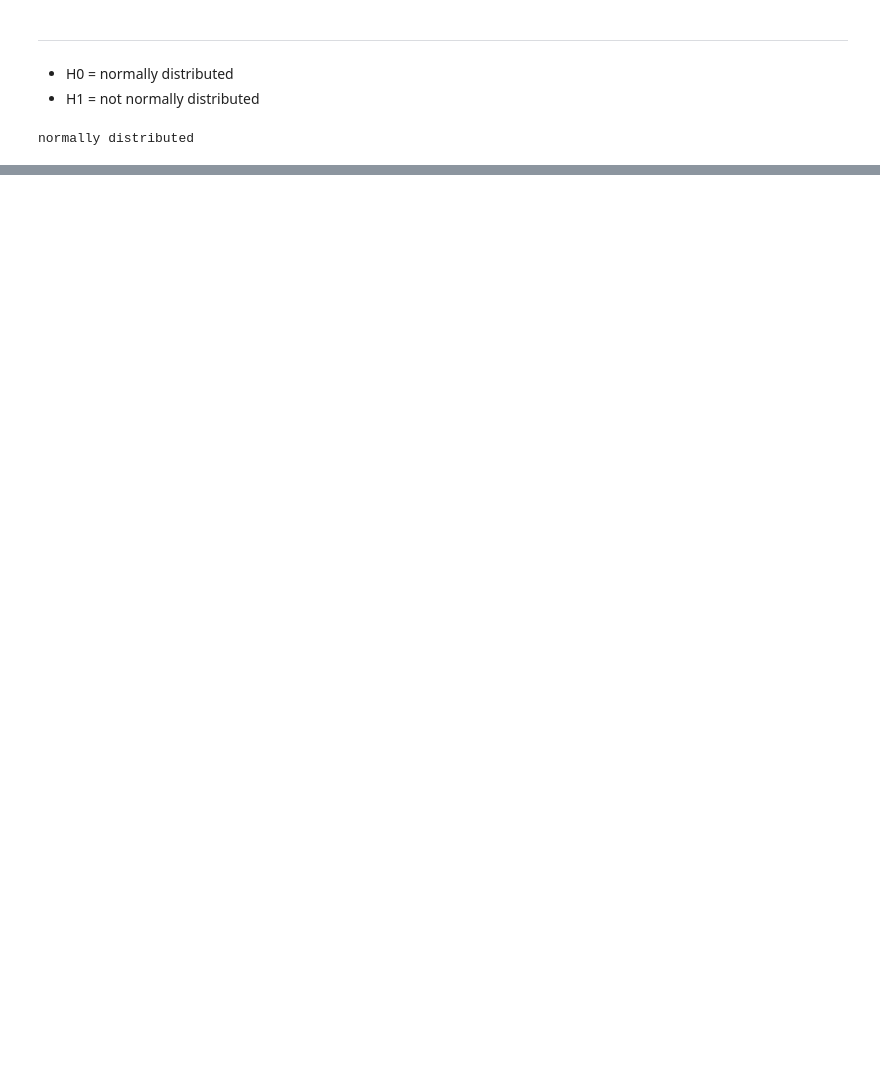
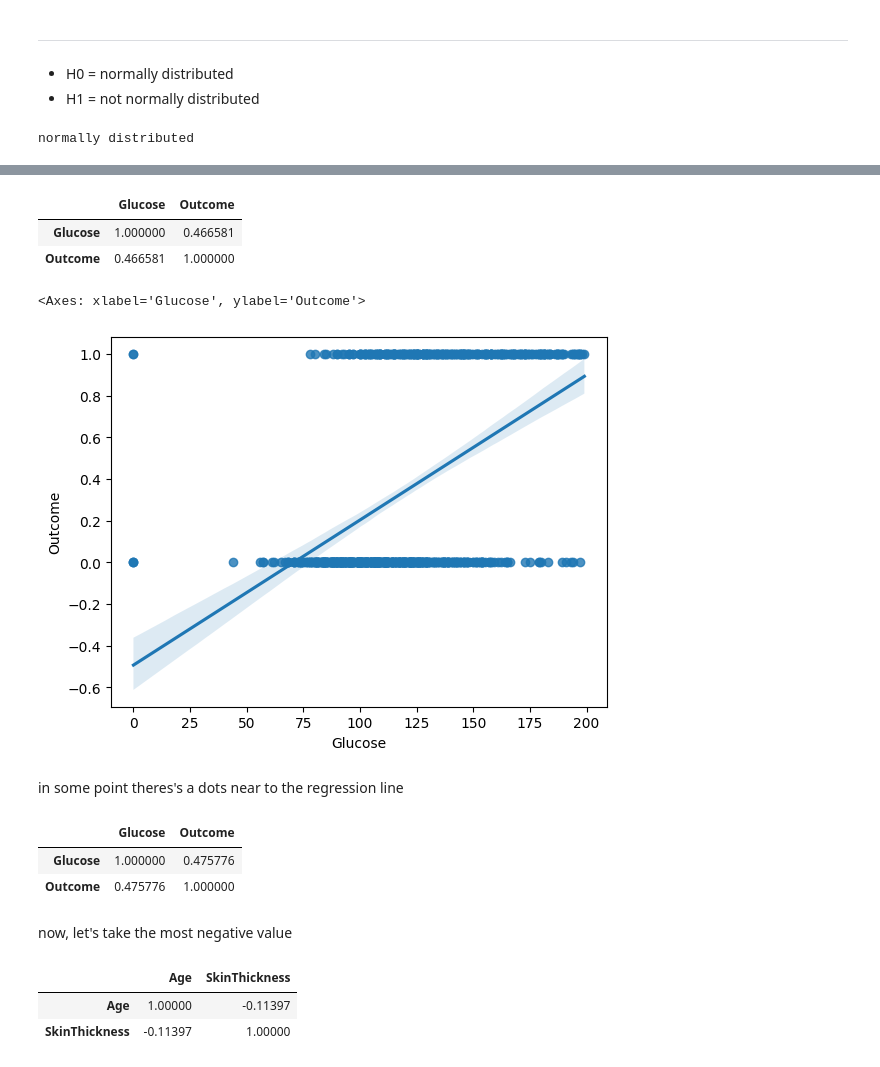
Before and after one commit to MekhzZ/AppliedStatisticsWithPython.ipynb, a Jupyter notebook: AppliedStatisticsWithPython.ipynb, the cells around one changed output, grey strips where cells are left out. Drawn from its saved outputs; the diff is of its cells as text; code cells hidden in the pictures; blank space fills up the shorter version.

```diff
--- a/AppliedStatisticsWithPython.ipynb
+++ b/AppliedStatisticsWithPython.ipynb
@@ -619,0 +624,2 @@ normally distributed
+# %%
+df_diabetes = pd.read_csv('diabetes.csv')
@@ -619,0 +700,27 @@ normally distributed
+# %%
+df_diabetes[['Glucose','Outcome']].corr()
+# %% [output]
+|  | Glucose | Outcome |
+| Glucose | 1.000000 | 0.466581 |
+| Outcome | 0.466581 | 1.000000 |
+# %%
+sns.regplot(x='Glucose', y='Outcome', data=df_diabetes)
+# %% [output]
+<Axes: xlabel='Glucose', ylabel='Outcome'>
+[figure, added]
+# %% [markdown]
+in some point theres's a dots near to the regression line
+# %%
+df_diabetes[['Glucose','Outcome']].corr(method='spearman')
+# %% [output]
+|  | Glucose | Outcome |
+| Glucose | 1.000000 | 0.475776 |
+| Outcome | 0.475776 | 1.000000 |
+# %% [markdown]
+now, let's take the most negative value
+# %%
+df_diabetes[['Age','SkinThickness']].corr()
+# %% [output]
+|  | Age | SkinThickness |
+| Age | 1.00000 | -0.11397 |
+| SkinThickness | -0.11397 | 1.00000 |
```
Also changed, not shown: parts of 18 cells of this notebook.
